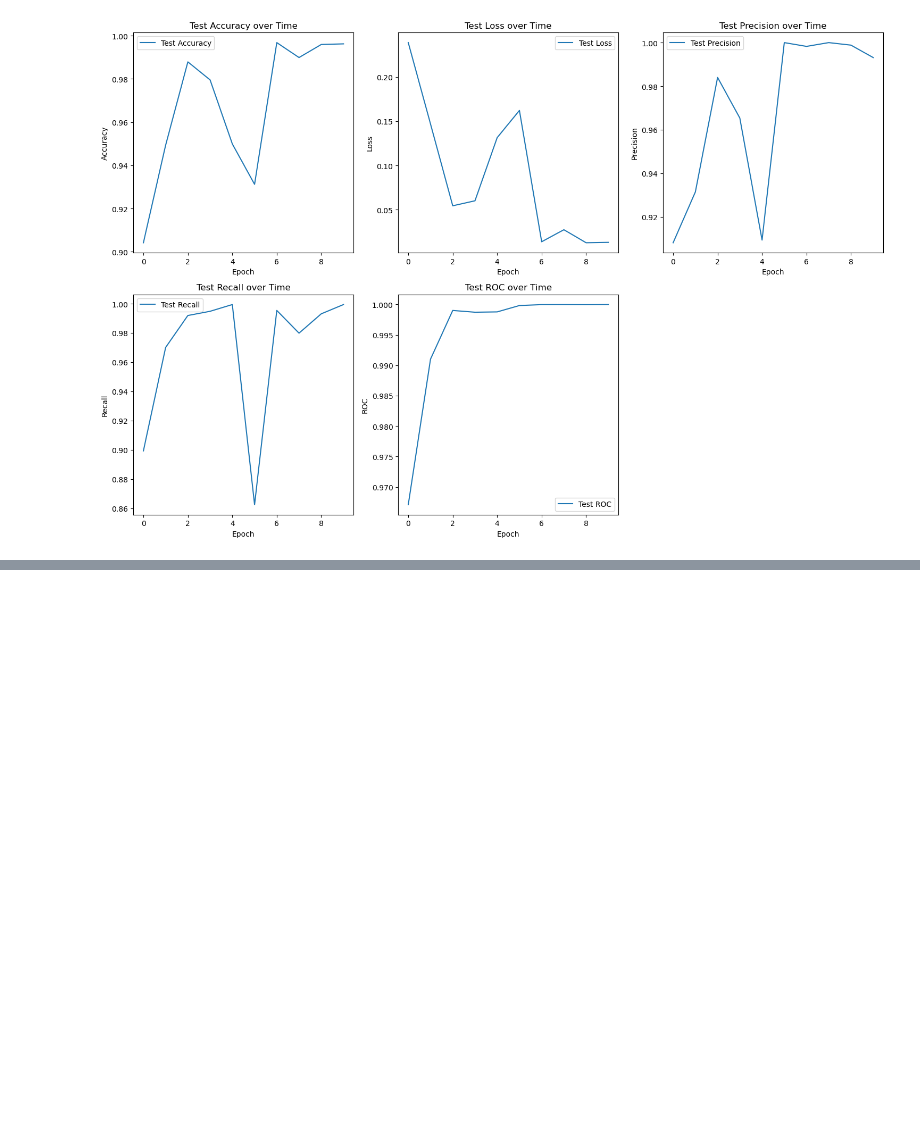
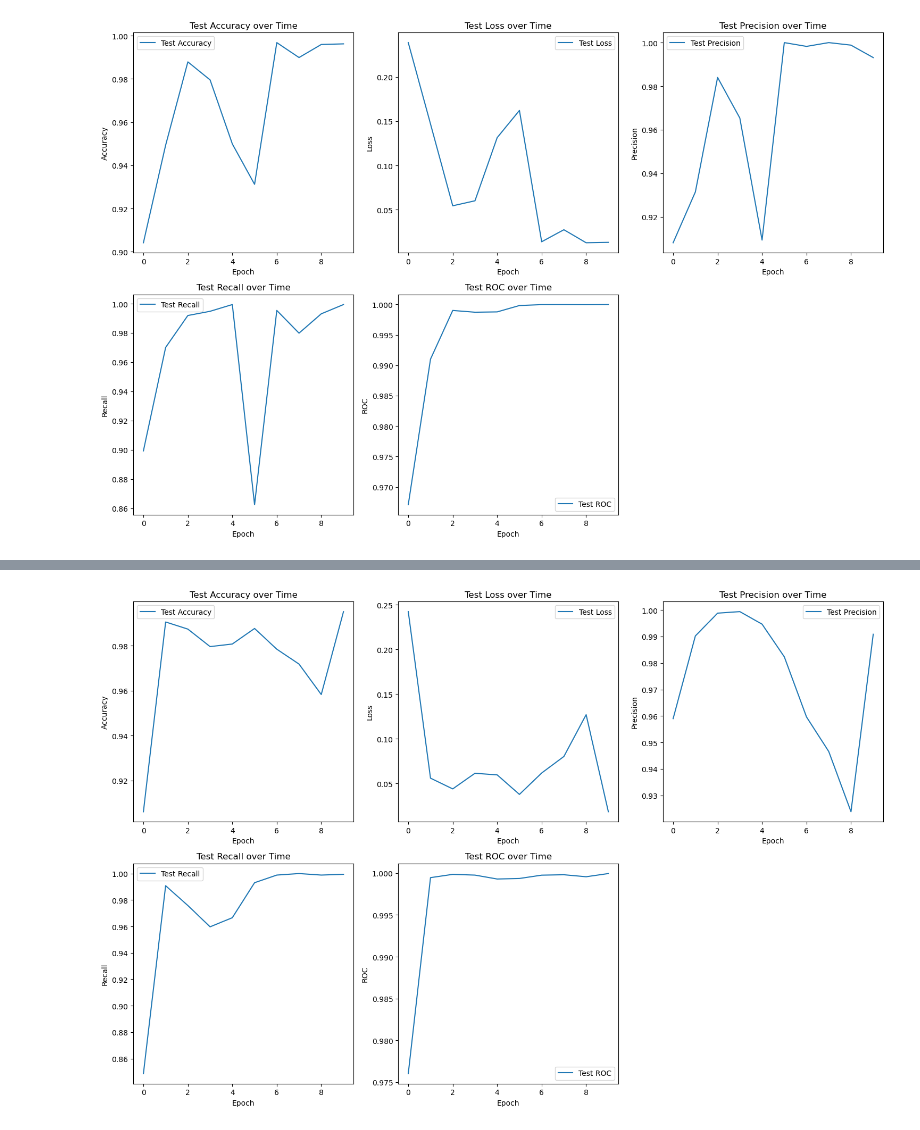
Before and after one commit to aarnol/BolT, a Jupyter notebook: Analysis/Plotting/plotting.ipynb, the cells around one changed output, grey strips where cells are left out. Saved outputs shown, nothing was run; the diff lists cells and outputs as text; code cells hidden in the pictures; blank space fills up the shorter version.

```diff
--- a/Analysis/Plotting/plotting.ipynb
+++ b/Analysis/Plotting/plotting.ipynb
@@ -322,0 +325,74 @@ plot_step_metrics(step_metrics_path)
+# %%
+import pickle
+import numpy as np
+
+def plot_test_metrics(test_results_path, test_metrics_path):
+    import matplotlib.pyplot as plt
+
+    # Load the test results pickle file
+    with open(test_results_path, 'rb') as f:
+        test_results = pickle.load(f)
+
+    # Load the test metrics pickle file
+    with open(test_metrics_path, 'rb') as f:
+        test_metrics = pickle.load(f)
+
+    # Extract metrics from test_results and test_metrics
+    test_loss = [result['loss'] for result in test_results]
+    test_accuracy = [metric['accuracy'] for metric in test_metrics]
+    test_precision = [metric['precision'] for metric in test_metrics]
+    test_recall = [metric['recall'] for metric in test_metrics]
+    test_roc = [metric['roc'] for metric in test_metrics]
+
+    # Plot test metrics
+    plt.figure(figsize=(15, 10))
+
+    # Plot test accuracy over time
+    plt.subplot(2, 3, 1)
+    plt.plot(test_accuracy, label='Test Accuracy')
+    plt.xlabel('Epoch')
+    plt.ylabel('Accuracy')
+    plt.title('Test Accuracy over Time')
+    plt.legend()
+
+    # Plot test loss over time
+    plt.subplot(2, 3, 2)
+    plt.plot(test_loss, label='Test Loss')
+    plt.xlabel('Epoch')
+    plt.ylabel('Loss')
+    plt.title('Test Loss over Time')
+    plt.legend()
+
+    # Plot test precision over time
+    plt.subplot(2, 3, 3)
+    plt.plot(test_precision, label='Test Precision')
+    plt.xlabel('Epoch')
+    plt.ylabel('Precision')
+    plt.title('Test Precision over Time')
+    plt.legend()
+
+    # Plot test recall over time
+    plt.subplot(2, 3, 4)
+    plt.plot(test_recall, label='Test Recall')
+    plt.xlabel('Epoch')
+    plt.ylabel('Recall')
+    plt.title('Test Recall over Time')
+    plt.legend()
+
+    # Plot test ROC over time
+    plt.subplot(2, 3, 5)
+    plt.plot(test_roc, label='Test ROC')
+    plt.xlabel('Epoch')
+    plt.ylabel('ROC')
+    plt.title('Test ROC over Time')
+    plt.legend()
+
+    plt.tight_layout()
+    plt.show()
+
+# Example usage
+test_results_path = r"C:\Users\Alex\Documents\BolT\Analysis\Logs\dynamic15Schaefer_bolT_hcpWM_20241202\test_results.pkl"
+test_metrics_path = r"C:\Users\Alex\Documents\BolT\Analysis\Logs\dynamic15Schaefer_bolT_hcpWM_20241202\test_metrics.pkl"
+plot_test_metrics(test_results_path, test_metrics_path)
+# %% [output]
+[figure, added]
```
Also changed, not shown: parts of 1 cell of this notebook, 2 other files.
